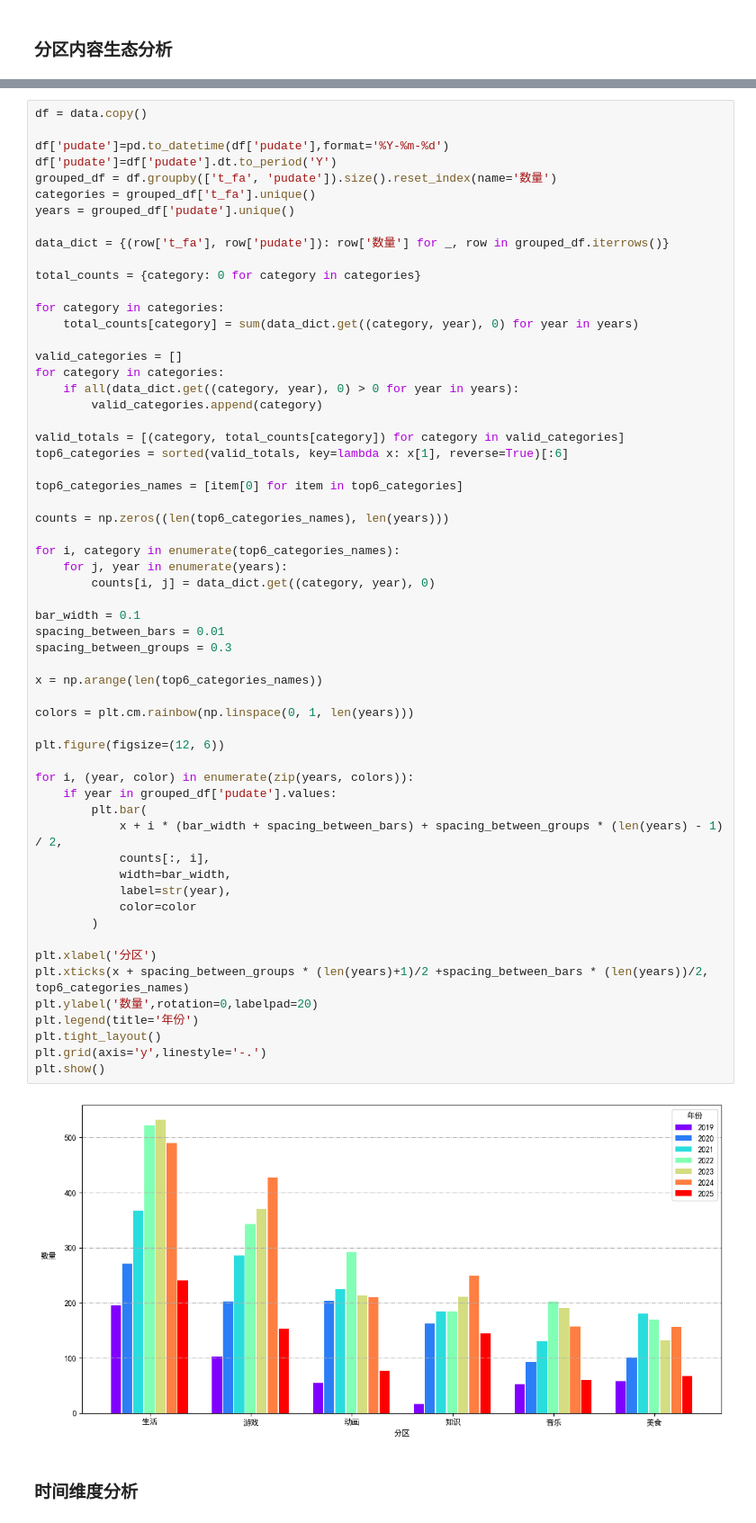
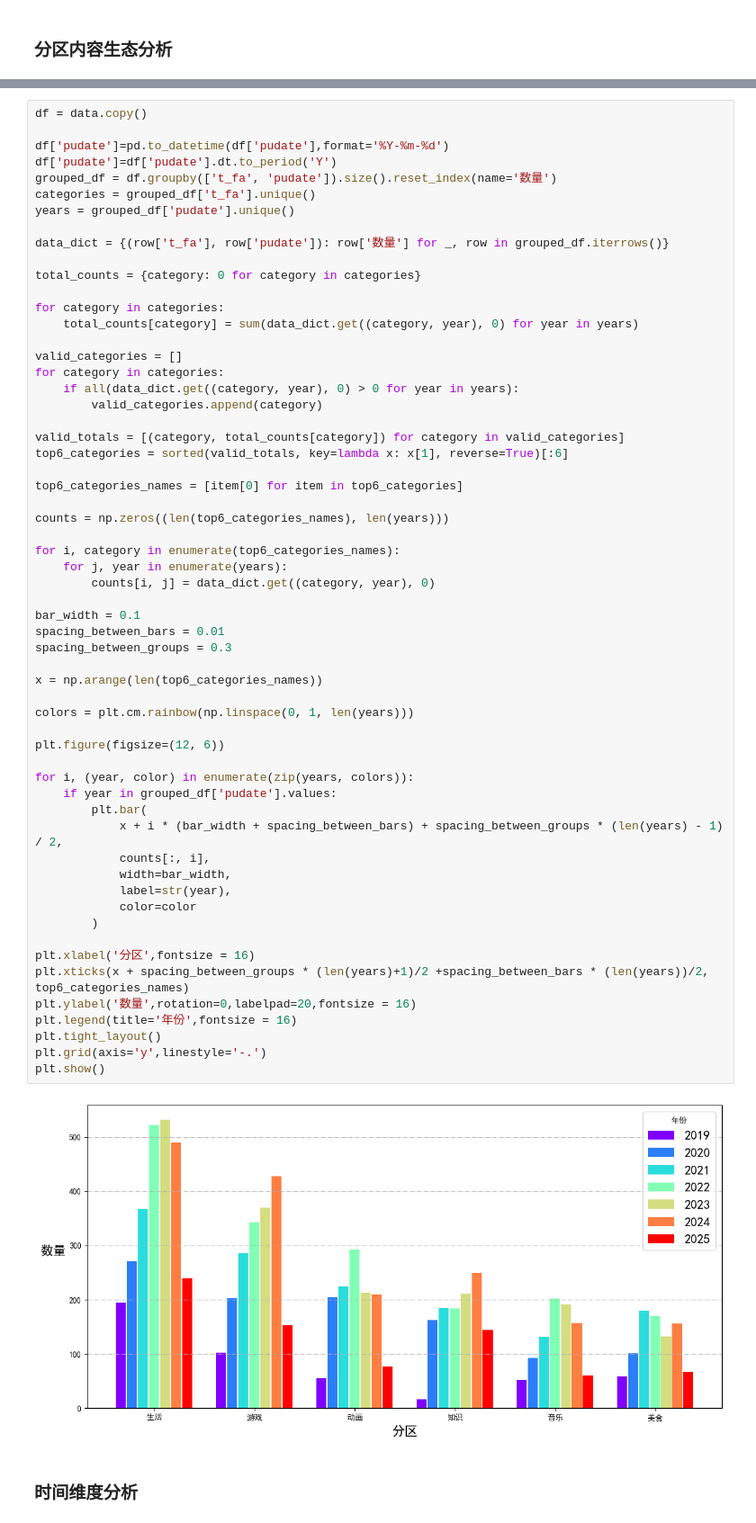
Before and after one commit to YifeiShi0076/bilibili_popular, a Jupyter notebook: code.ipynb, the cells around one changed output, grey strips where cells are left out. Shown at 90% size. Drawn from its saved outputs; the diff is of its cells as text.

```diff
--- a/code.ipynb
+++ b/code.ipynb
@@ -683,37 +683,37 @@ counts = np.zeros((len(top6_categories_names), len(years)))
 
 for i, category in enumerate(top6_categories_names):
     for j, year in enumerate(years):
         counts[i, j] = data_dict.get((category, year), 0)
 
 bar_width = 0.1
 spacing_between_bars = 0.01
 spacing_between_groups = 0.3
 
 x = np.arange(len(top6_categories_names))
 
 colors = plt.cm.rainbow(np.linspace(0, 1, len(years)))
 
 plt.figure(figsize=(12, 6))
 
 for i, (year, color) in enumerate(zip(years, colors)):
     if year in grouped_df['pudate'].values:
         plt.bar(
             x + i * (bar_width + spacing_between_bars) + spacing_between_groups * (len(years) - 1) / 2,
             counts[:, i],
             width=bar_width,
             label=str(year),
             color=color
         )
 
-plt.xlabel('分区')
+plt.xlabel('分区',fontsize = 16)
 plt.xticks(x + spacing_between_groups * (len(years)+1)/2 +spacing_between_bars * (len(years))/2, top6_categories_names)
-plt.ylabel('数量',rotation=0,labelpad=20)
-plt.legend(title='年份')
+plt.ylabel('数量',rotation=0,labelpad=20,fontsize = 16)
+plt.legend(title='年份',fontsize = 16)
 plt.tight_layout()
 plt.grid(axis='y',linestyle='-.')
 plt.show()
 # %% [output]
-[figure, old version]
+[figure, new version]
 # %% [markdown]
 ### 时间维度分析
 # %%
```
Also changed, not shown: parts of 10 cells of this notebook.
